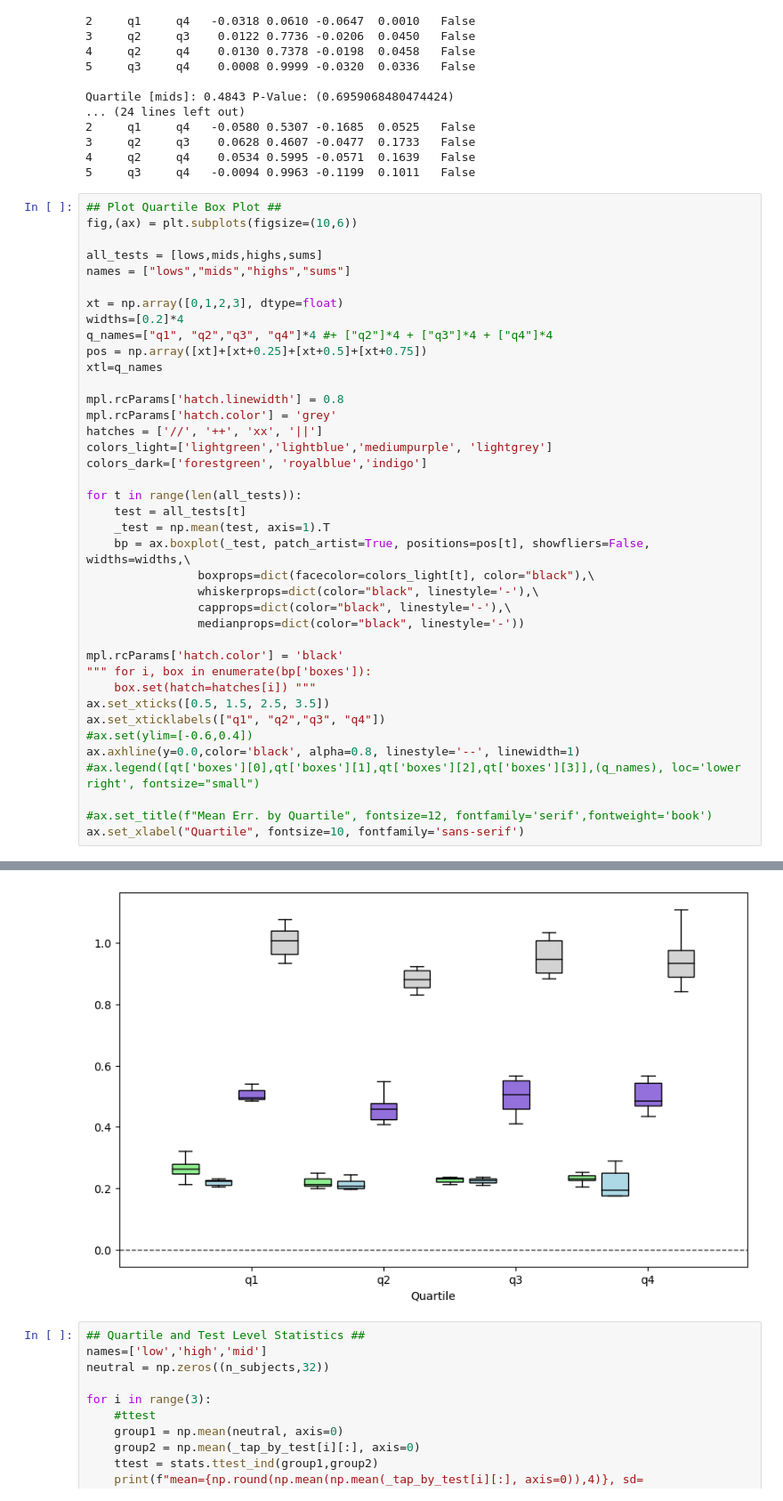
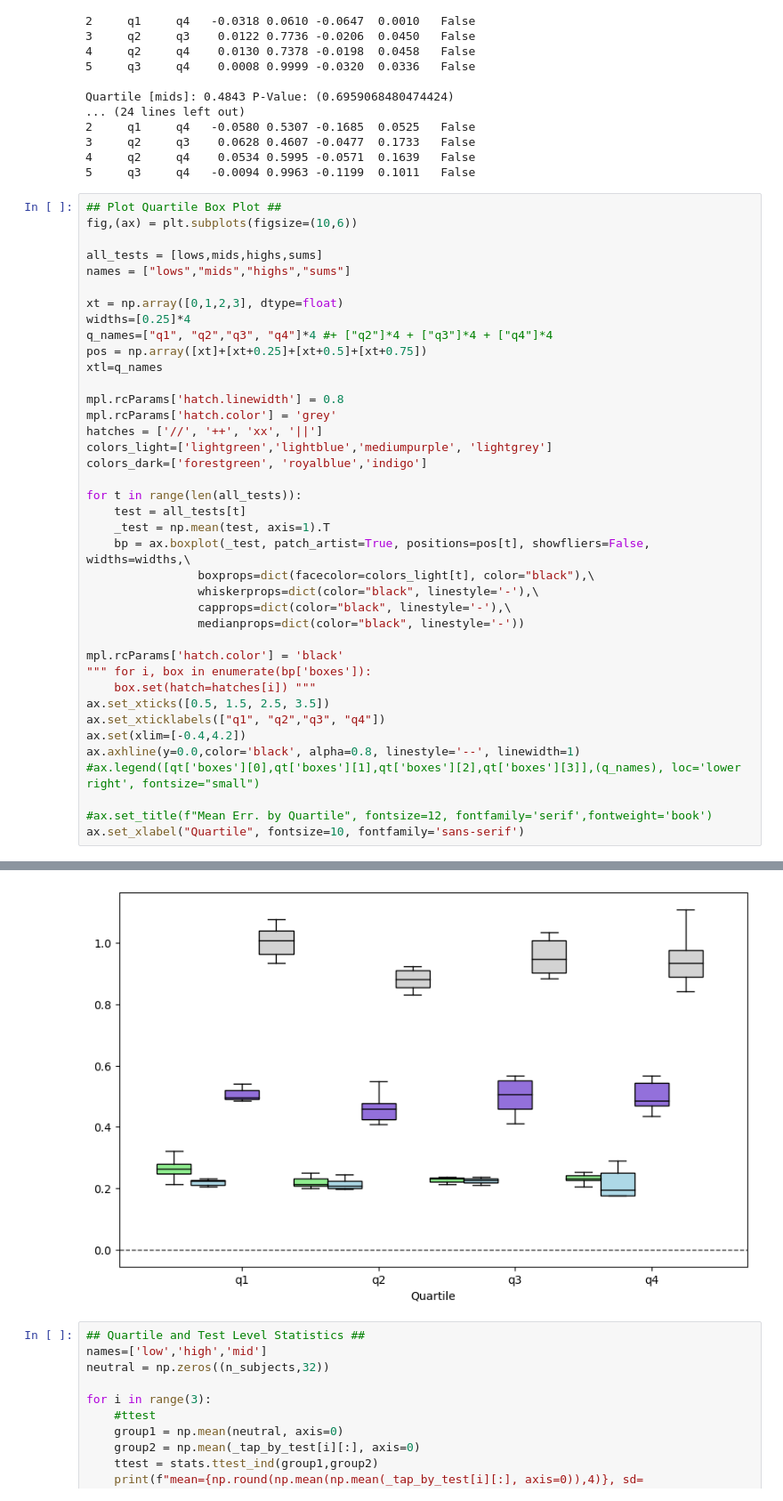
Before and after one commit to peter-clark/investigating-human-tapping-behavior-polyphonic-rhythms, a Jupyter notebook: 5-Tapping_Force-Consistency_and_Precision.ipynb, the cells around one changed output, grey strips where cells are left out. Shown at 89% size. Cells and saved outputs as stored; diff of their text form.

```diff
--- a/5-Tapping_Force-Consistency_and_Precision.ipynb
+++ b/5-Tapping_Force-Consistency_and_Precision.ipynb
@@ -425,40 +425,40 @@ all_tests = [lows,mids,highs,sums]
 names = ["lows","mids","highs","sums"]
 
 xt = np.array([0,1,2,3], dtype=float)
-widths=[0.2]*4
+widths=[0.25]*4
 q_names=["q1", "q2","q3", "q4"]*4 #+ ["q2"]*4 + ["q3"]*4 + ["q4"]*4
 pos = np.array([xt]+[xt+0.25]+[xt+0.5]+[xt+0.75])
 xtl=q_names
 
 mpl.rcParams['hatch.linewidth'] = 0.8
 mpl.rcParams['hatch.color'] = 'grey'
 hatches = ['//', '++', 'xx', '||']
 colors_light=['lightgreen','lightblue','mediumpurple', 'lightgrey']
 colors_dark=['forestgreen', 'royalblue','indigo']
 
 for t in range(len(all_tests)):
     test = all_tests[t]
     _test = np.mean(test, axis=1).T
     bp = ax.boxplot(_test, patch_artist=True, positions=pos[t], showfliers=False, widths=widths,\
                 boxprops=dict(facecolor=colors_light[t], color="black"),\
                 whiskerprops=dict(color="black", linestyle='-'),\
                 capprops=dict(color="black", linestyle='-'),\
                 medianprops=dict(color="black", linestyle='-'))
 
 mpl.rcParams['hatch.color'] = 'black'
 """ for i, box in enumerate(bp['boxes']):
     box.set(hatch=hatches[i]) """
 ax.set_xticks([0.5, 1.5, 2.5, 3.5])
 ax.set_xticklabels(["q1", "q2","q3", "q4"])
-#ax.set(ylim=[-0.6,0.4])
+ax.set(xlim=[-0.4,4.2])
 ax.axhline(y=0.0,color='black', alpha=0.8, linestyle='--', linewidth=1)
 #ax.legend([qt['boxes'][0],qt['boxes'][1],qt['boxes'][2],qt['boxes'][3]],(q_names), loc='lower right', fontsize="small")
 
 #ax.set_title(f"Mean Err. by Quartile", fontsize=12, fontfamily='serif',fontweight='book')
 ax.set_xlabel("Quartile", fontsize=10, fontfamily='sans-serif')
 # %% [output]
 Text(0.5, 0, 'Quartile')
-[figure, old version]
+[figure, new version]
 # %%
 ## Quartile and Test Level Statistics ##
 names=['low','high','mid']
```
